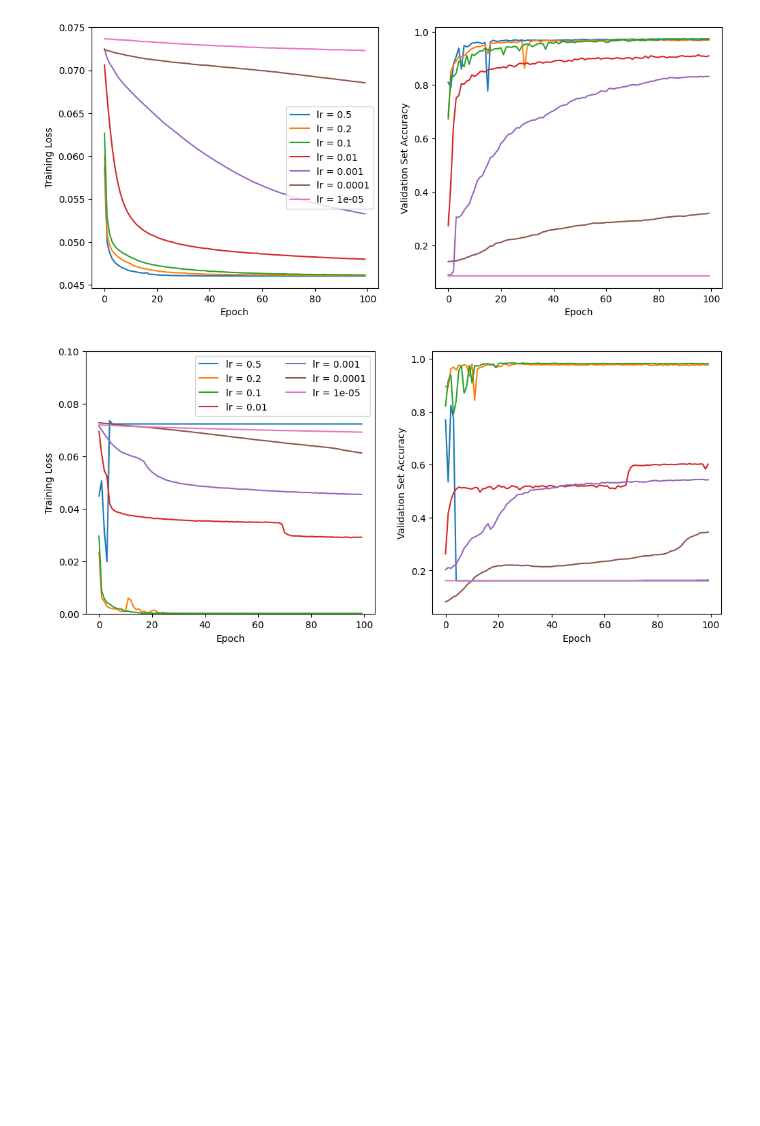
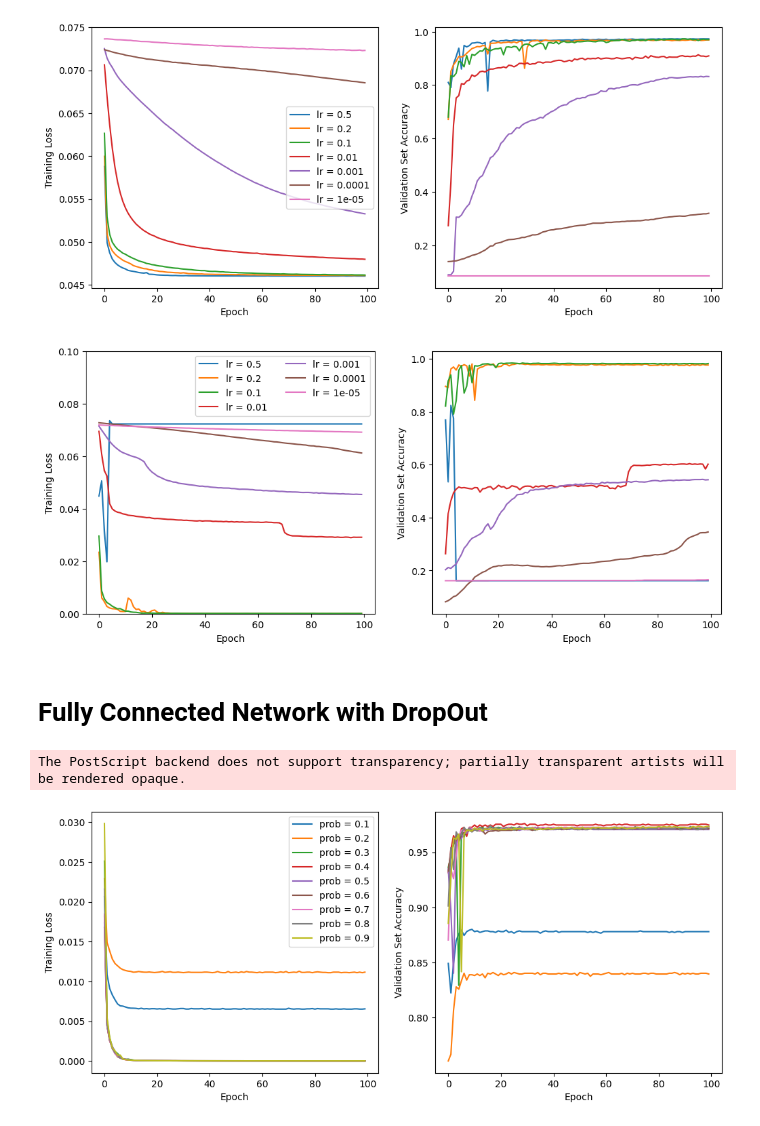
Before and after one commit to mao1756/CAP5619-sp24, a Jupyter notebook: P1/codes/P1.ipynb, the cells around one changed output. Saved outputs shown, nothing was run; the diff lists cells and outputs as text; code cells hidden in the pictures; blank space fills up the shorter version.

Commit message:
P1 dropout done

```diff
--- a/P1/codes/P1.ipynb
+++ b/P1/codes/P1.ipynb
@@ -918,3 +918,81 @@ The PostScript backend does not support transparency; partially transparent arti
 [figure]
 [figure]
 [figure]
+# %% [markdown]
+# Fully Connected Network with DropOut
+# %%
+class NeuralNetwork_DropOut(torch.nn.Module):
+    def __init__(self, n1, n2, n3, prob, activations):
+        """ Define the layers of the neural network.
+
+        Args:
+            n1: the number of neurons in the first layer.
+            n2: the number of neurons in the second layer.
+            n3: the number of neurons in the third layer.
+            prob: the probability of dropout.
+            activations: a list of strings, each string is the name of the activation function to use in the corresponding layer.
+            """
+
+        super(NeuralNetwork_DropOut, self).__init__()
+        self.flatten = torch.nn.Flatten()
+        self.activation_functions = {
+            "relu": torch.nn.ReLU(),
+            "sigmoid": torch.nn.Sigmoid()
+        }
+        self.layer1 = torch.nn.Linear(256, n1)
+        self.layer2 = torch.nn.Linear(n1, n2)
+        self.layer3 = torch.nn.Linear(n2, n3)
+        self.layer4 = torch.nn.Linear(n3, 10)
+        self.dropout = torch.nn.Dropout(p=prob)
+
+        self.activations = torch.nn.ModuleList([self.activation_functions[activation] for activation in activations])
+
+    def forward(self, x):
+        x = self.flatten(x)
+        x = self.layer1(x)
+        x = self.activations[0](x)
+        x = self.layer2(x)
+        x = self.activations[1](x)
+        x = self.layer3(x)
+        x = self.activations[2](x)
+        x = self.dropout(x)
+        x = self.layer4(x)
+        x = self.activations[3](x)
+        return x
+
+# train the model for different probabilities
+BATCH_SIZE = 32
+EPOCHS = 100
+probabilities = [0.1, 0.2, 0.3, 0.4, 0.5, 0.6, 0.7, 0.8, 0.9]
+
+loss_acc_fc_dropout = []
+fig, ax = plt.subplots(1, 2, figsize=(12, 5))
+
+for prob in probabilities:
+    model = NeuralNetwork_DropOut(778, 761, 737, prob, ["relu", "relu", "relu", "relu"]).to(device)
+    torch.nn.init.xavier_normal_(model.layer1.weight)
+    torch.nn.init.xavier_normal_(model.layer2.weight)
+    torch.nn.init.xavier_normal_(model.layer3.weight)
+    torch.nn.init.xavier_normal_(model.layer4.weight)
+    optimizer = torch.optim.SGD(model.parameters(), lr=0.1)
+    train_dataloader = torch.utils.data.DataLoader(train_dataset, batch_size=BATCH_SIZE, shuffle=True)
+    val_dataloader = torch.utils.data.DataLoader(val_dataset, batch_size=BATCH_SIZE, shuffle=True)
+    loss = []
+    accuracy = []
+    for epoch in range(EPOCHS):
+        loss.append(train(train_dataloader, model, loss_fn, optimizer))
+        accuracy.append(test(val_dataloader, model, loss_fn))
+    loss_acc_fc_dropout.append((loss, accuracy))
+
+for i, (loss, accuracy) in enumerate(loss_acc_fc_dropout):
+    ax[0].plot(loss, label=f"prob = {probabilities[i]}")
+    ax[1].plot(accuracy, label=f"prob = {probabilities[i]}")
+ax[0].set_xlabel("Epoch")
+ax[0].set_ylabel("Training Loss")
+ax[0].legend()
+ax[1].set_xlabel("Epoch")
+ax[1].set_ylabel("Validation Set Accuracy")
+plt.savefig('../dropout_comparison_fc.eps', format='eps')
+# %% [output]
+The PostScript backend does not support transparency; partially transparent artists will be rendered opaque.
+[figure, added]
```
Also changed, not shown: 1 other file.
